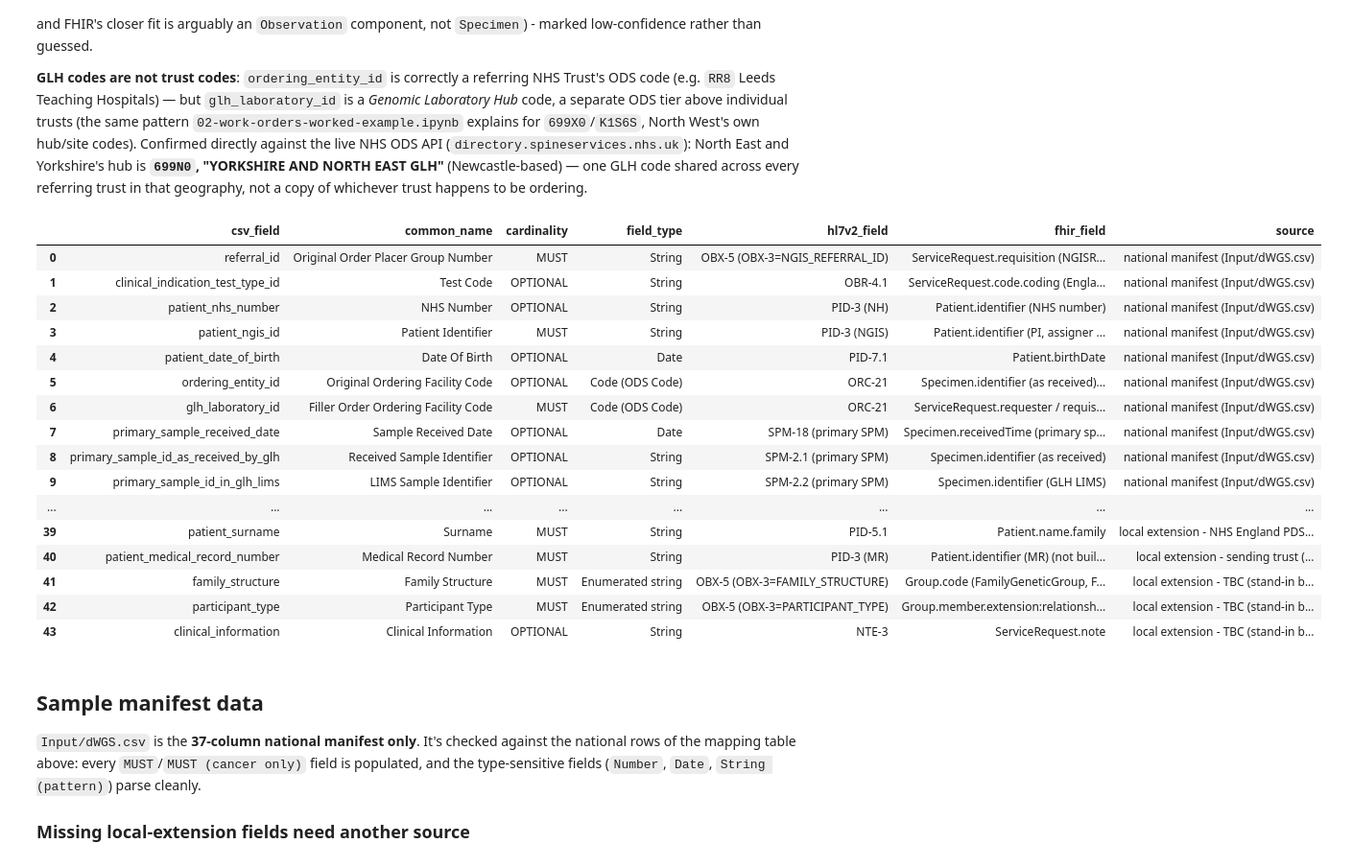
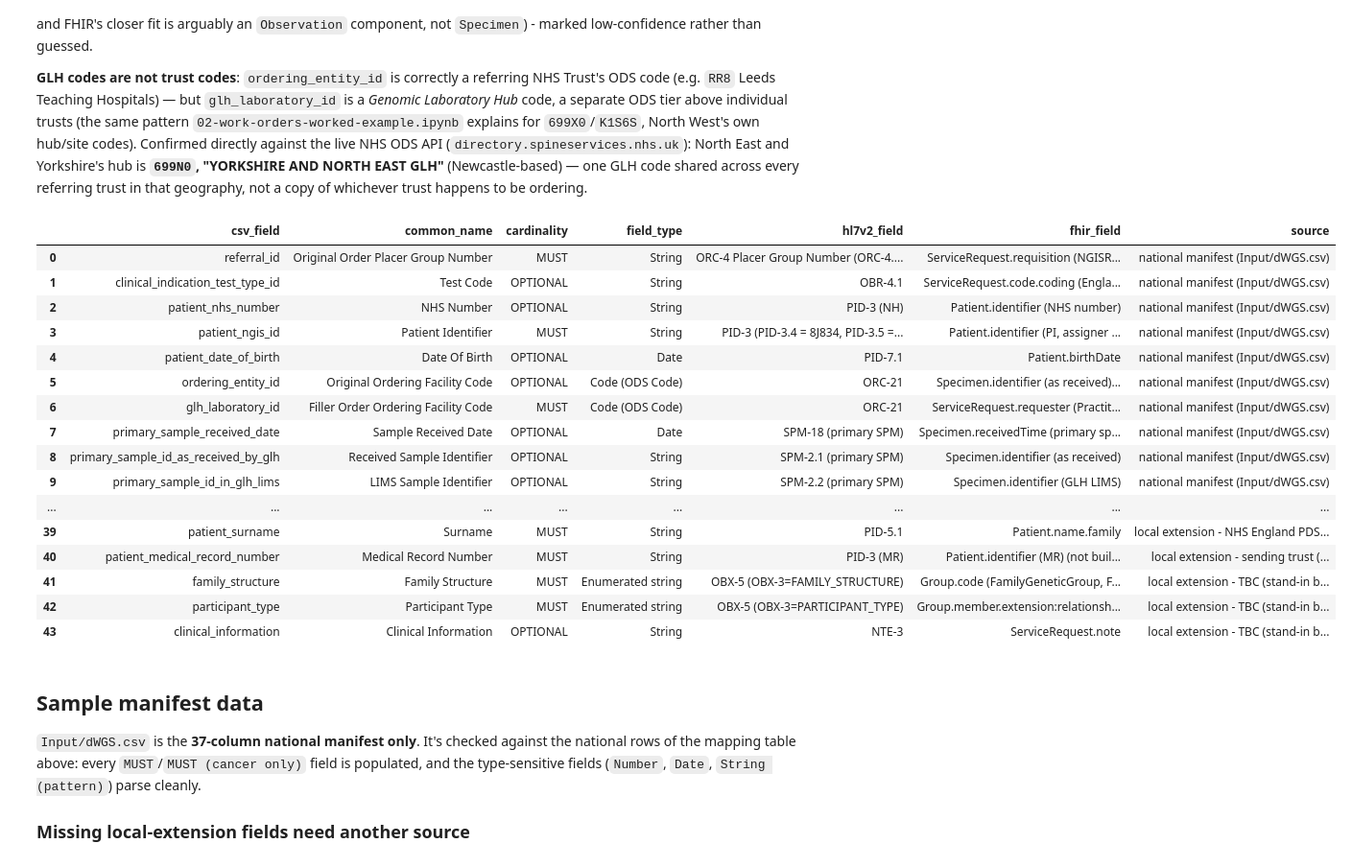
Before and after one commit to nw-gmsa/Testing, a Jupyter notebook: notebooks/08-subcontracted-laboratory-order-from-external-glh.ipynb, the cells around one changed output. Shown at 96% size. Drawn from its saved outputs; the diff is of its cells as text; code cells hidden in the pictures.

```diff
--- a/notebooks/08-subcontracted-laboratory-order-from-external-glh.ipynb
+++ b/notebooks/08-subcontracted-laboratory-order-from-external-glh.ipynb
@@ -147,19 +147,21 @@ FIELD_MAPPING = [
     # transformation spec v0.2 Section 7.2 (NW GMS local-extension fields, positions 38-44) - in
     # manifest column order. Input/dWGS.csv carries only the first 37 (national) of these.
     ("referral_id", "Original Order Placer Group Number", "MUST", "String",
-     "OBX-5 (OBX-3=NGIS_REFERRAL_ID)", "ServiceRequest.requisition (NGISReferralId) + Group.identifier:ReferralId; with patient_ngis_id, ServiceRequest.identifier (NGISCompositeOrderNumber)"),
+     "ORC-4 Placer Group Number (ORC-4.2 = 8J834) + OBX-5 (OBX-3=NGIS_REFERRAL_ID); with patient_ngis_id, ORC-3/OBR-3 Filler Order Number",
+     "ServiceRequest.requisition (NGISReferralId) + Group.identifier:ReferralId; with patient_ngis_id, ServiceRequest.identifier (NGISCompositeOrderNumber)"),
     ("clinical_indication_test_type_id", "Test Code", "OPTIONAL", "String",
      "OBR-4.1", "ServiceRequest.code.coding (England-GenomicTestDirectory)"),
     ("patient_nhs_number", "NHS Number", "OPTIONAL", "String",
      "PID-3 (NH)", "Patient.identifier (NHS number)"),
     ("patient_ngis_id", "Patient Identifier", "MUST", "String",
-     "PID-3 (NGIS)", "Patient.identifier (PI, assigner Genomics England 8J834); with referral_id, ServiceRequest.identifier (NGISCompositeOrderNumber)"),
+     "PID-3 (PID-3.4 = 8J834, PID-3.5 = PI); with referral_id, ORC-3/OBR-3 Filler Order Number",
+     "Patient.identifier (PI, assigner Genomics England 8J834); with referral_id, ServiceRequest.identifier (NGISCompositeOrderNumber)"),
     ("patient_date_of_birth", "Date Of Birth", "OPTIONAL", "Date",
      "PID-7.1", "Patient.birthDate"),
     ("ordering_entity_id", "Original Ordering Facility Code", "OPTIONAL", "Code (ODS Code)",
      "ORC-21", "Specimen.identifier (as received) assigner"),
     ("glh_laboratory_id", "Filler Order Ordering Facility Code", "MUST", "Code (ODS Code)",
-     "ORC-21", "ServiceRequest.requester / requisition assigner / Specimen.identifier (LIMS) assigner"),
+     "ORC-21", "ServiceRequest.requester (PractitionerRole.organization when approved_by is present) / Specimen.identifier (LIMS) assigner"),
     ("primary_sample_received_date", "Sample Received Date", "OPTIONAL", "Date",
      "SPM-18 (primary SPM)", "Specimen.receivedTime (primary specimen)"),
     ("primary_sample_id_as_received_by_glh", "Received Sample Identifier", "OPTIONAL", "String",
@@ -202,7 +204,8 @@ FIELD_MAPPING = [
     ("prolonged_sample_storage", "Sample Storage Method", "OPTIONAL", "String", "", ""),
     ("retrospective_sample", "Retrospective Sample Flag", "OPTIONAL", "Enum",
      "(no clean v2 field)", "ServiceRequest.intent (reflex-order when Retrospective)"),
-    ("approved_by", "Approved By", "OPTIONAL", "String", "", ""),
+    ("approved_by", "Approved By", "OPTIONAL", "String", "",
+     "ServiceRequest.requester -> PractitionerRole.practitioner.display (when present)"),
     ("placer_order_number", "Placer Order Number", "MUST", "String",
      "ORC-2.1 / OBR-2.1", "ServiceRequest.identifier (PLAC) (not built - NGISCompositeOrderNumber used)"),
     ("patient_forename", "Forename", "MUST", "String", "PID-5.2", "Patient.name.given"),
@@ -210,40 +213,40 @@ FIELD_MAPPING = [
     ("patient_medical_record_number", "Medical Record Number", "MUST", "String",
      "PID-3 (MR)", "Patient.identifier (MR) (not built - no source yet)"),
     ("family_structure", "Family Structure", "MUST", "Enumerated string",
      "OBX-5 (OBX-3=FAMILY_STRUCTURE)", "Group.code (FamilyGeneticGroup, FamilyStructure ValueSet)"),
     ("participant_type", "Participant Type", "MUST", "Enumerated string",
      "OBX-5 (OBX-3=PARTICIPANT_TYPE)", "Group.member.extension:relationship (FamilyGeneticGroup)"),
     ("clinical_information", "Clinical Information", "OPTIONAL", "String", "NTE-3", "ServiceRequest.note"),
 ]
 
 field_mapping_df = pd.DataFrame(
     FIELD_MAPPING,
     columns=["csv_field", "common_name", "cardinality", "field_type", "hl7v2_field", "fhir_field"],
 )
 
 # Positions 38-44: NW GMS asked for these; they're not in the national manifest (or Input/dWGS.csv).
 LOCAL_EXTENSION_SOURCE = {
     "placer_order_number": "local extension - sending system (not built)",
     "patient_forename": "local extension - NHS England PDS (by NHS number)",
     "patient_surname": "local extension - NHS England PDS (by NHS number)",
     "patient_medical_record_number": "local extension - sending trust (not in PDS; TBC)",
     "family_structure": "local extension - TBC (stand-in below)",
     "participant_type": "local extension - TBC (stand-in below)",
     "clinical_information": "local extension - TBC (stand-in below)",
 }
 field_mapping_df["source"] = field_mapping_df.csv_field.map(LOCAL_EXTENSION_SOURCE).fillna("national manifest (Input/dWGS.csv)")
 national_fields = field_mapping_df[~field_mapping_df.csv_field.isin(LOCAL_EXTENSION_SOURCE)].csv_field.tolist()
 assert len(national_fields) == 37 and field_mapping_df.csv_field.tolist()[37:] == list(LOCAL_EXTENSION_SOURCE)
 field_mapping_df
 # %% [output]
 |  | csv_field | common_name | cardinality | field_type | hl7v2_field | fhir_field | source |
-| 0 | referral_id | Original Order Placer Group Number | MUST | String | OBX-5 (OBX-3=NGIS_REFERRAL_ID) | ServiceRequest.requisition (NGISR... | national manifest (Input/dWGS.csv) |
+| 0 | referral_id | Original Order Placer Group Number | MUST | String | ORC-4 Placer Group Number (ORC-4.... | ServiceRequest.requisition (NGISR... | national manifest (Input/dWGS.csv) |
 | 1 | clinical_indication_test_type_id | Test Code | OPTIONAL | String | OBR-4.1 | ServiceRequest.code.coding (Engla... | national manifest (Input/dWGS.csv) |
 | 2 | patient_nhs_number | NHS Number | OPTIONAL | String | PID-3 (NH) | Patient.identifier (NHS number) | national manifest (Input/dWGS.csv) |
-| 3 | patient_ngis_id | Patient Identifier | MUST | String | PID-3 (NGIS) | Patient.identifier (PI, assigner ... | national manifest (Input/dWGS.csv) |
+| 3 | patient_ngis_id | Patient Identifier | MUST | String | PID-3 (PID-3.4 = 8J834, PID-3.5 =... | Patient.identifier (PI, assigner ... | national manifest (Input/dWGS.csv) |
 | 4 | patient_date_of_birth | Date Of Birth | OPTIONAL | Date | PID-7.1 | Patient.birthDate | national manifest (Input/dWGS.csv) |
 | 5 | ordering_entity_id | Original Ordering Facility Code | OPTIONAL | Code (ODS Code) | ORC-21 | Specimen.identifier (as received)... | national manifest (Input/dWGS.csv) |
-| 6 | glh_laboratory_id | Filler Order Ordering Facility Code | MUST | Code (ODS Code) | ORC-21 | ServiceRequest.requester / requis... | national manifest (Input/dWGS.csv) |
+| 6 | glh_laboratory_id | Filler Order Ordering Facility Code | MUST | Code (ODS Code) | ORC-21 | ServiceRequest.requester (Practit... | national manifest (Input/dWGS.csv) |
 | 7 | primary_sample_received_date | Sample Received Date | OPTIONAL | Date | SPM-18 (primary SPM) | Specimen.receivedTime (primary sp... | national manifest (Input/dWGS.csv) |
 | 8 | primary_sample_id_as_received_by_glh | Received Sample Identifier | OPTIONAL | String | SPM-2.1 (primary SPM) | Specimen.identifier (as received) | national manifest (Input/dWGS.csv) |
 | 9 | primary_sample_id_in_glh_lims | LIMS Sample Identifier | OPTIONAL | String | SPM-2.2 (primary SPM) | Specimen.identifier (GLH LIMS) | national manifest (Input/dWGS.csv) |
```
Also changed, not shown: parts of 13 cells of this notebook, 10 other files.
